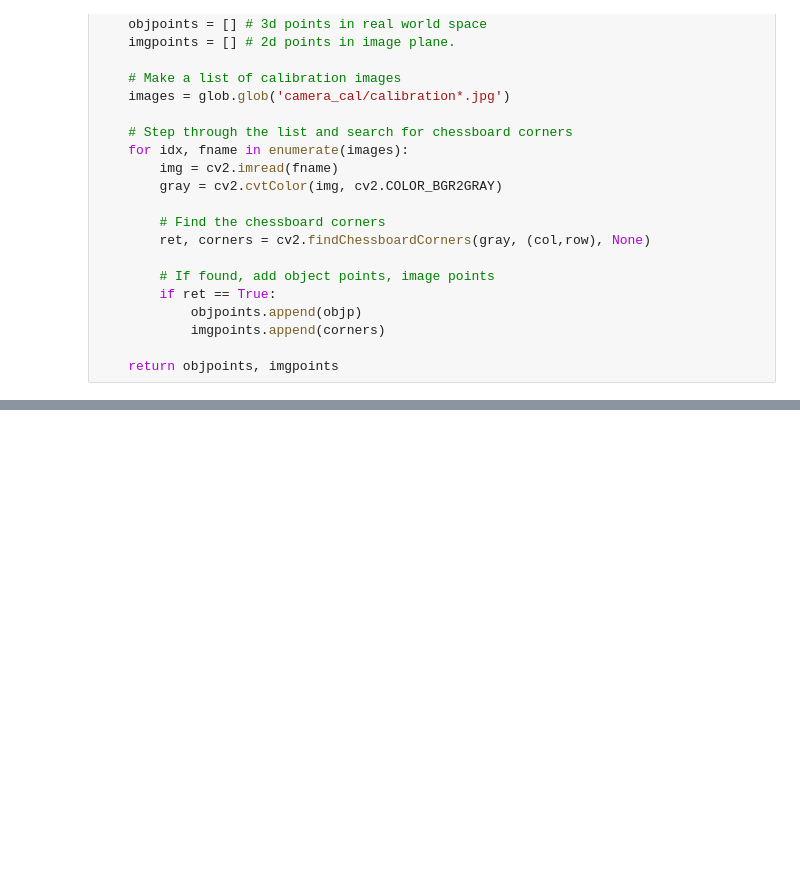
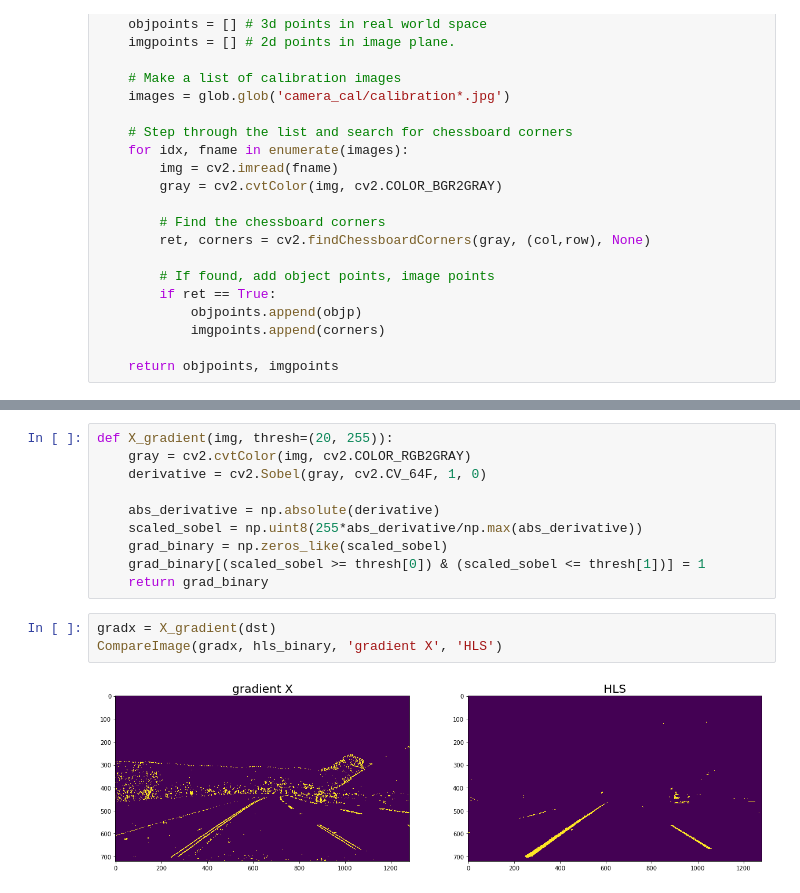
Before and after one commit to hc167/Udacity-SDC-Term-One-AdvancedLaneLines, a Jupyter notebook: P4.ipynb, the cells around one changed output, grey strips where cells are left out. Saved outputs shown, nothing was run; the diff lists cells and outputs as text; blank space fills up the shorter version.

```diff
--- a/P4.ipynb
+++ b/P4.ipynb
@@ -412,0 +117,15 @@ plt.gca().invert_yaxis() # to visualize as we do the images
+# %%
+def X_gradient(img, thresh=(20, 255)):
+    gray = cv2.cvtColor(img, cv2.COLOR_RGB2GRAY)
+    derivative = cv2.Sobel(gray, cv2.CV_64F, 1, 0)
+
+    abs_derivative = np.absolute(derivative)
+    scaled_sobel = np.uint8(255*abs_derivative/np.max(abs_derivative))
+    grad_binary = np.zeros_like(scaled_sobel)
+    grad_binary[(scaled_sobel >= thresh[0]) & (scaled_sobel <= thresh[1])] = 1
+    return grad_binary
+# %%
+gradx = X_gradient(dst)
+CompareImage(gradx, hls_binary, 'gradient X', 'HLS')
+# %% [output]
+[figure, added]
```
Also changed, not shown: parts of 41 cells of this notebook.
